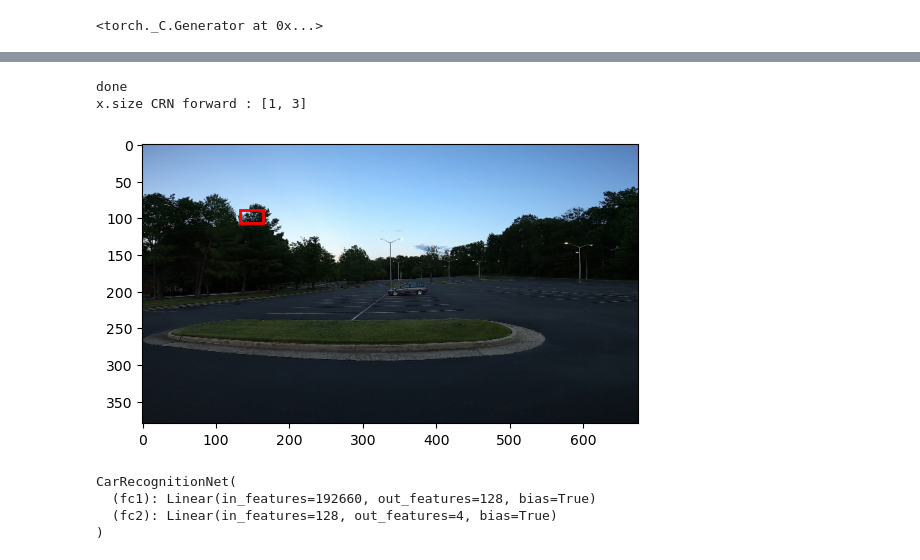
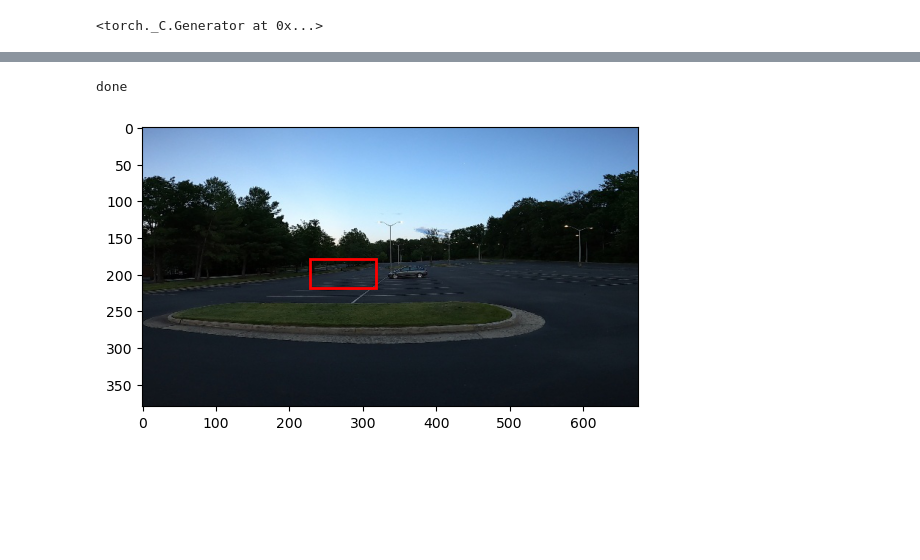
Before and after one commit to PaMilot/Car-detection, a Jupyter notebook: own_model.ipynb, the cells around one changed output, grey strips where cells are left out. Saved outputs shown, nothing was run; the diff lists cells and outputs as text; code cells hidden in the pictures; blank space fills up the shorter version.

Commit message:
bug correction update
Bounding boxes now work, they just don't really get the cars

```diff
--- a/own_model.ipynb
+++ b/own_model.ipynb
@@ -145,3 +72,34 @@ val_loader = DataLoader(val_dataset, batch_size=32, shuffle=False, drop_last=Tru
+# %%
+# https://www.youtube.com/watch?v=pDdP0TFzsoQ&ab_channel=PatrickLoeber
+
+class CarRecognitionNet(nn.Module):
+    def __init__(self, in_size):
+        super(CarRecognitionNet, self).__init__()
+        # 338, 190
+        self.conv1 = nn.Conv2d(3, 16, kernel_size=5, stride=1, padding=1)
+        # 336, 188
+        self.pool = nn.MaxPool2d(kernel_size=2, stride=2, padding=0)
+        # 168, 94
+        self.conv2 = nn.Conv2d(16, 32, kernel_size=5, stride=1, padding=1)
+        # 166, 92
+
+        self.dynamic_input = int(((((NEW_Y-2)//2)-2)//2) * ((((NEW_X-2)//2)-2)//2) * 32)
+        # pseudo-dynamic output of the conv layers
+
+        self.fc1 = nn.Linear(self.dynamic_input, 128)
+        self.fc2 = nn.Linear(128, 4) # 4 for the coordinates (x_min, y_min, x_max, y_max)
+
+    def forward(self, x):
+        x = F.relu(self.conv1(x))
+        x = self.pool(x)
+
+        x = F.relu(self.conv2(x))
+        x = self.pool(x)
+
+        x = x.view(-1, self.dynamic_input) # -1 should be batch_size
+        x = F.relu(self.fc1(x))
+        x = self.fc2(x)  # coordinates prediction
+        return x
 # %%
 import torch.optim as optim
 
@@ -176,19 +116,17 @@ x.size CRN forward : [32, 192660]
 # %%
 model.eval()
 for name, param in model.named_parameters():
     param.requires_grad = False
 print("done")
 
 image_path = 'data/test/vid_5_400.jpg'
 image = Image.open(image_path)
-
-
 transform = transforms.Compose([transforms.Resize((NEW_X,NEW_Y)),
                                 transforms.ToTensor()])
 img = transform(image)
 img = img.unsqueeze(0) # simuler un batch size de 1 pour avoir la bonne dim
-
 pred = model(img)
+display_bounding_boxes(image, pred)
 # %% [output]
 done
-x.size CRN forward : [1, 3]
+[figure, added]
@@ -224,11 +132,0 @@ def afficher_bounding_boxes(image, pred):
-# %%
-afficher_bounding_boxes(image, pred)
-# %% [output]
-[figure, removed]
-# %%
-print(model)
-# %% [output]
-CarRecognitionNet(
-  (fc1): Linear(in_features=192660, out_features=128, bias=True)
-  (fc2): Linear(in_features=128, out_features=4, bias=True)
-)
```
Also changed, not shown: parts of 14 cells of this notebook.
